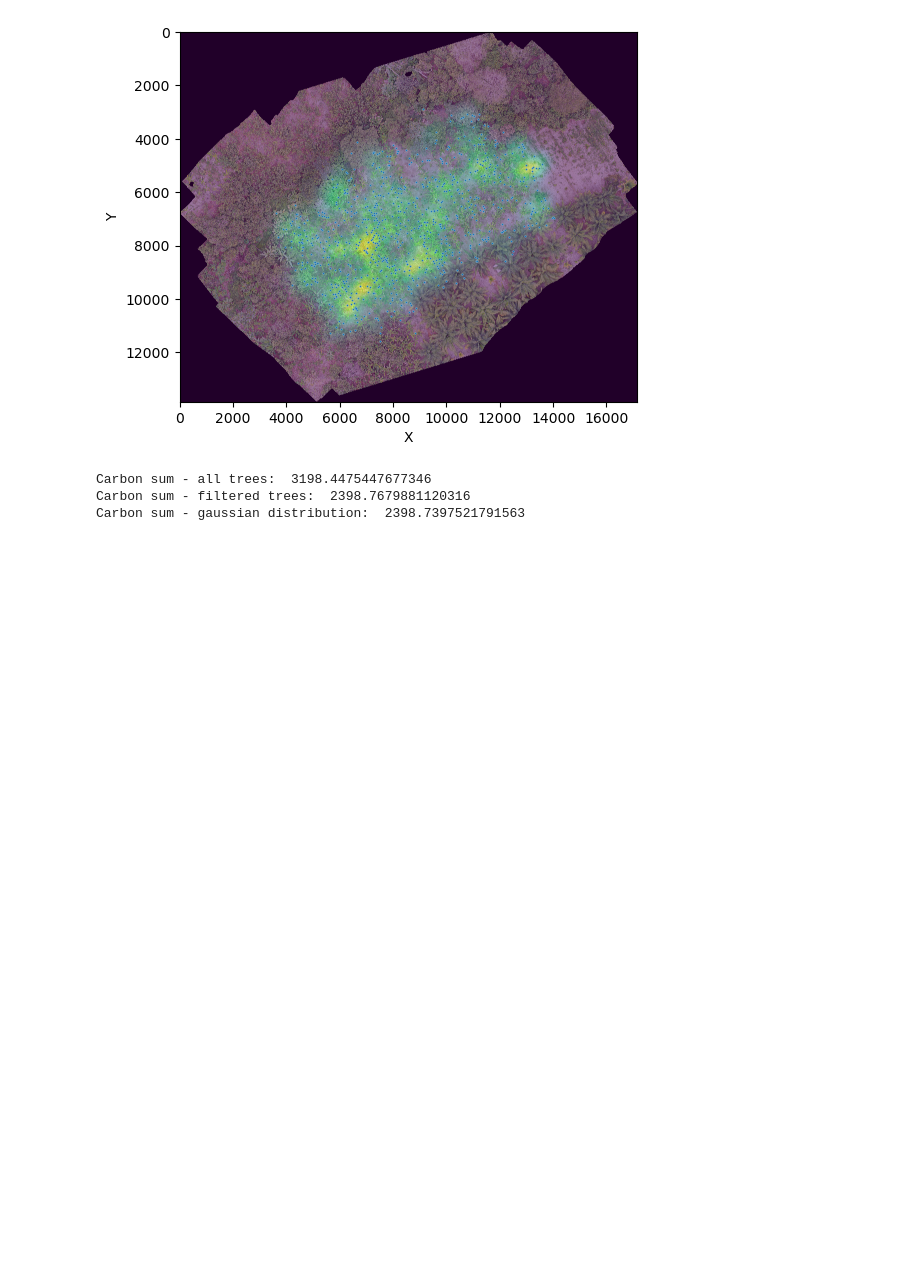
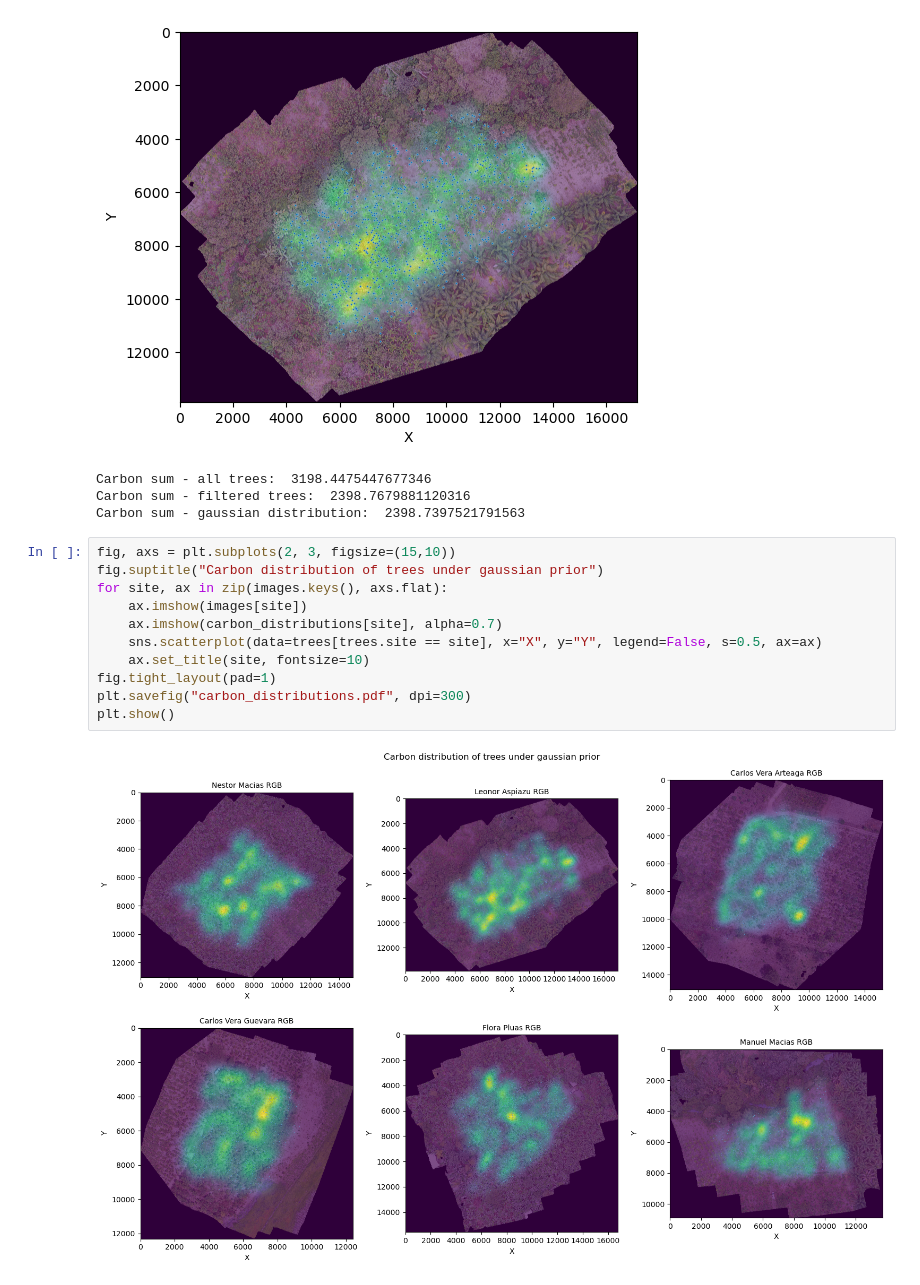
Before and after one commit to TimEngelmann/ai4est, a Jupyter notebook: exploration/data_ground_truth.ipynb, the cells around one changed output. Drawn from its saved outputs; the diff is of its cells as text; blank space fills up the shorter version.

Commit message:
Image of all carbon distributions

```diff
--- a/exploration/data_ground_truth.ipynb
+++ b/exploration/data_ground_truth.ipynb
@@ -294,3 +294,16 @@ print("Carbon sum - gaussian distribution: ", np.sum(carbon_distributions[site])
 Carbon sum - all trees:  3198.4475447677346
 Carbon sum - filtered trees:  2398.7679881120316
 Carbon sum - gaussian distribution:  2398.7397521791563
+# %%
+fig, axs = plt.subplots(2, 3, figsize=(15,10))
+fig.suptitle("Carbon distribution of trees under gaussian prior")
+for site, ax in zip(images.keys(), axs.flat):
+    ax.imshow(images[site])
+    ax.imshow(carbon_distributions[site], alpha=0.7)
+    sns.scatterplot(data=trees[trees.site == site], x="X", y="Y", legend=False, s=0.5, ax=ax)
+    ax.set_title(site, fontsize=10)
+fig.tight_layout(pad=1)
+plt.savefig("carbon_distributions.pdf", dpi=300)
+plt.show()
+# %% [output]
+[figure, added]
```
Also changed, not shown: 1 other file.
